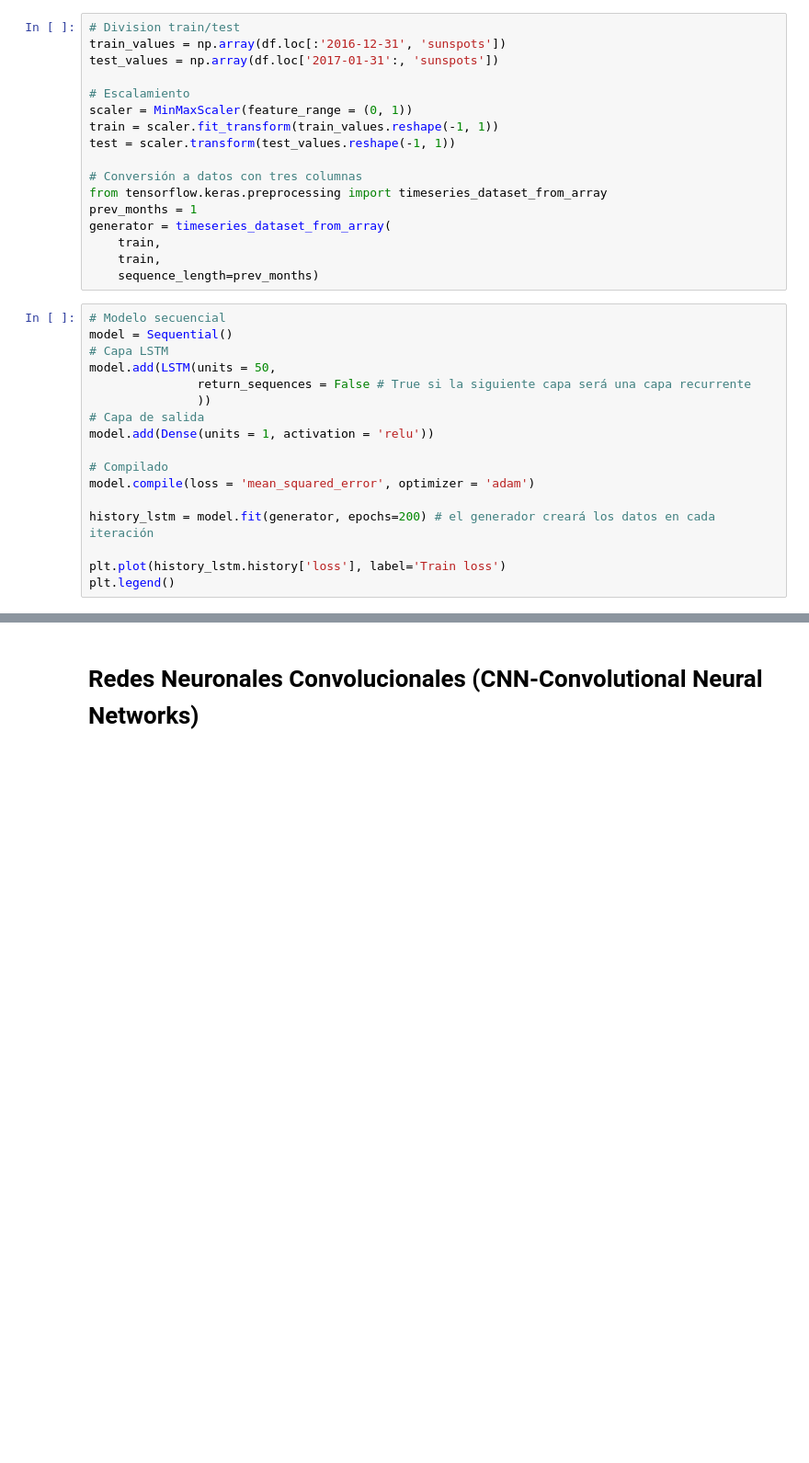
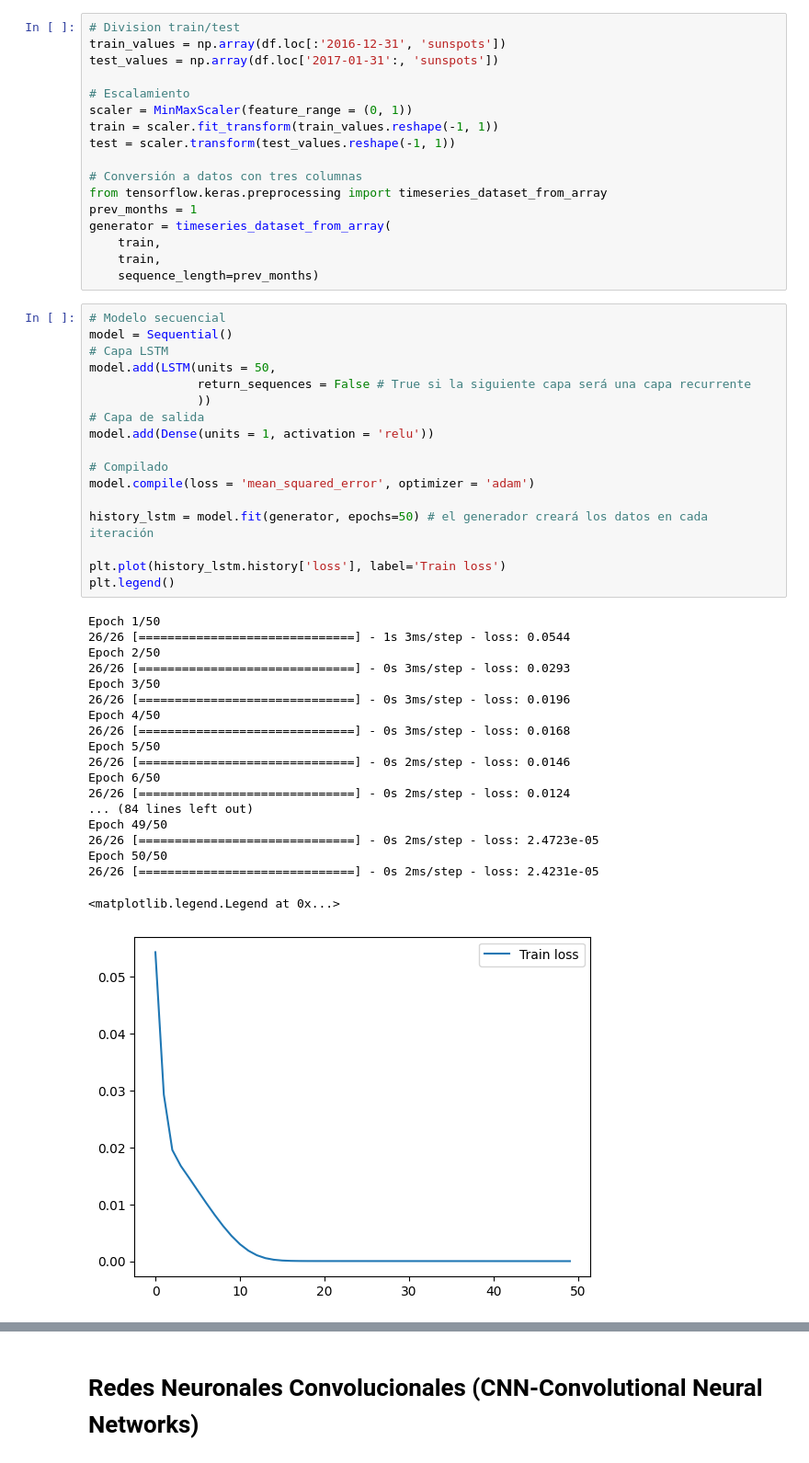
Before and after one commit to TEL-USM/IPD434, a Jupyter notebook: Clases/04_RedesNeuronales/04_RedesNeuronales.ipynb, the cells around one changed output, grey strips where cells are left out. Shown at 92% size. Saved outputs shown, nothing was run; the diff lists cells and outputs as text; blank space fills up the shorter version.

```diff
--- a/Clases/04_RedesNeuronales/04_RedesNeuronales.ipynb
+++ b/Clases/04_RedesNeuronales/04_RedesNeuronales.ipynb
@@ -853,19 +1008,39 @@ generator = timeseries_dataset_from_array(
 # %%
 # Modelo secuencial
 model = Sequential()
 # Capa LSTM
 model.add(LSTM(units = 50,
                return_sequences = False # True si la siguiente capa será una capa recurrente
                ))
 # Capa de salida
 model.add(Dense(units = 1, activation = 'relu'))
 
 # Compilado
 model.compile(loss = 'mean_squared_error', optimizer = 'adam')
 
-history_lstm = model.fit(generator, epochs=200) # el generador creará los datos en cada iteración
+history_lstm = model.fit(generator, epochs=50) # el generador creará los datos en cada iteración
 
 plt.plot(history_lstm.history['loss'], label='Train loss')
 plt.legend()
+# %% [output]
+Epoch 1/50
+26/26 [==============================] - 1s 3ms/step - loss: 0.0544
+Epoch 2/50
+26/26 [==============================] - 0s 3ms/step - loss: 0.0293
+Epoch 3/50
+26/26 [==============================] - 0s 3ms/step - loss: 0.0196
+Epoch 4/50
+26/26 [==============================] - 0s 3ms/step - loss: 0.0168
+Epoch 5/50
+26/26 [==============================] - 0s 2ms/step - loss: 0.0146
+Epoch 6/50
+26/26 [==============================] - 0s 2ms/step - loss: 0.0124
+... (84 lines left out)
+Epoch 49/50
+26/26 [==============================] - 0s 2ms/step - loss: 2.4723e-05
+Epoch 50/50
+26/26 [==============================] - 0s 2ms/step - loss: 2.4231e-05
+<matplotlib.legend.Legend at 0x...>
+[figure, added]
 # %%
 model.summary()
```
Also changed, not shown: parts of 38 cells of this notebook, 1 other file.
